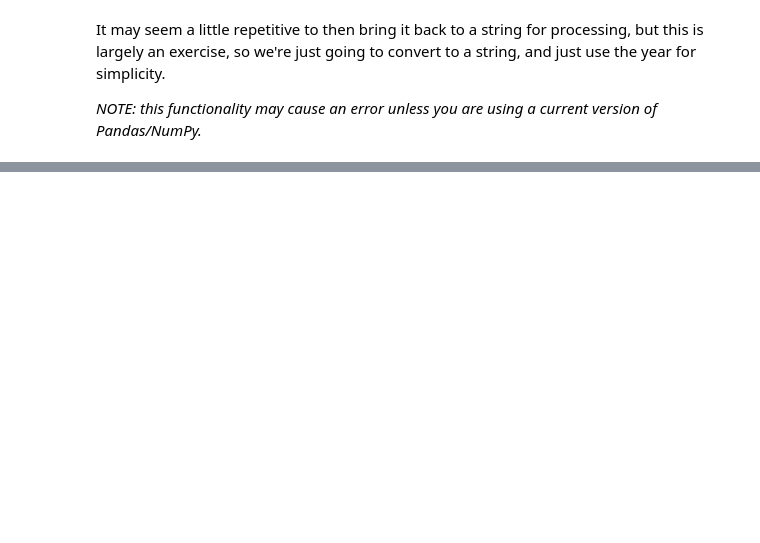
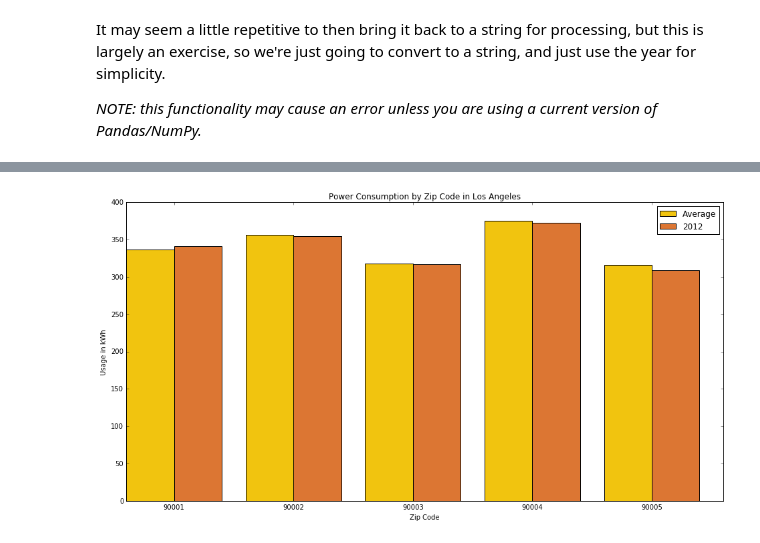
Before and after one commit to brownworth/MD, a Jupyter notebook: MD-6-QuickData.ipynb, the cells around one changed output, grey strips where cells are left out. Cells and saved outputs as stored; diff of their text form; code cells hidden in the pictures; blank space fills up the shorter version.

```diff
--- a/MD-6-QuickData.ipynb
+++ b/MD-6-QuickData.ipynb
@@ -83,23 +134,25 @@ plt.yticks(np.arange(10)+ (barWidth / 2),power_data.index[0:10],rotation=90);
 # %%
 startZip = 0
-samples = 10
+samples = 5
 endZip = startZip + samples
 
 dataYear = '2012'
 
 index = np.arange(samples)
 powerZip = power_data.ix[startZip:endZip].index.values
 barWidth = .4
 powerAvg = power_data.ix[startZip:endZip,'Average'].values
 powerYear = power_data.ix[startZip:endZip,dataYear].values
 
 power_chart = plt.figure(figsize=(16,8))
 power1 = plt.bar(index, powerAvg, barWidth, color='#f1c40f', label='Average')
 power2 = plt.bar(index + barWidth, powerYear, barWidth, color='#dc7633', label=dataYear)
 plt.xticks(index + barWidth, powerZip)
 plt.title('Power Consumption by Zip Code in Los Angeles')
 
 # don't forget to switch these, now that the bars are vertical:
 plt.ylabel('Usage in kWh')
 plt.xlabel('Zip Code')
 plt.legend(loc=0);
+# %% [output]
+[figure, added]
```
Also changed, not shown: parts of 11 cells of this notebook, 1 other file.
